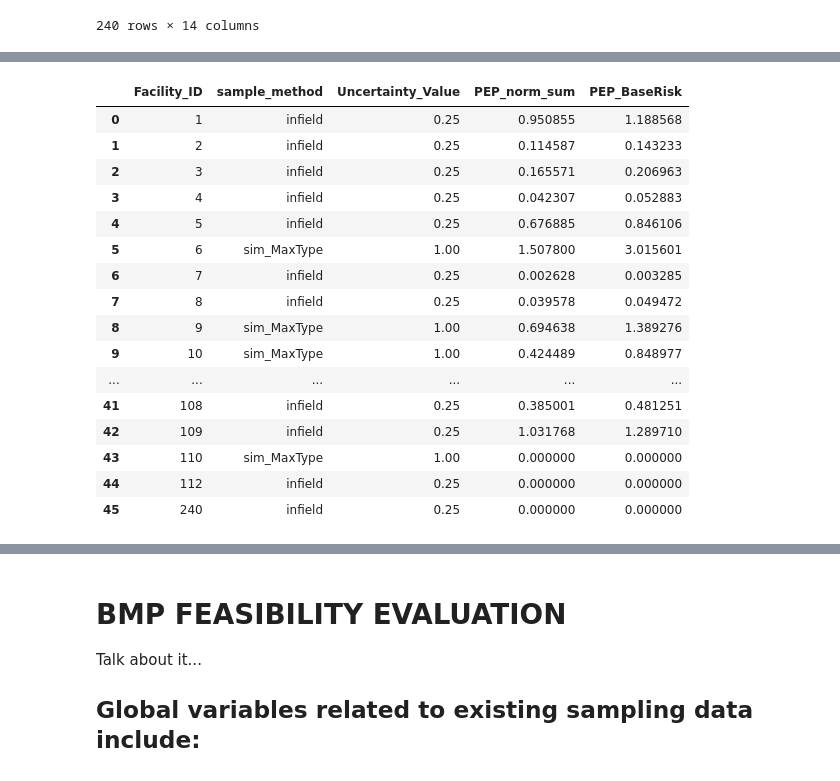
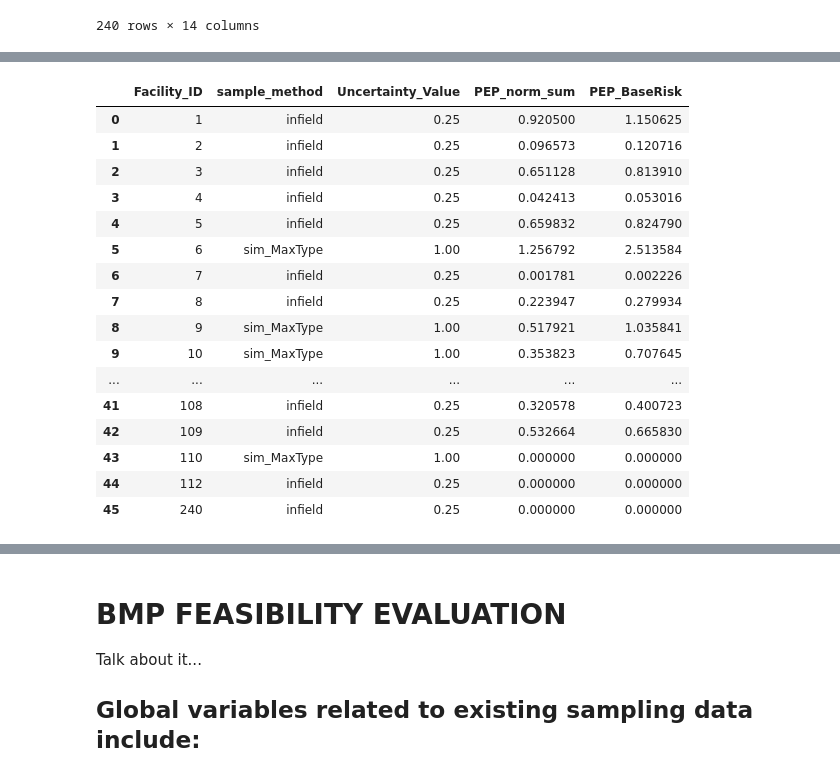
Before and after one commit to mallen69/Project_Sprint_7, a Jupyter notebook: Sprint03_Data_Operation/_jonhonda_dat/special_prj/Jon_Special_Project_v2.ipynb, the cells around one changed output, grey strips where cells are left out. Saved outputs shown, nothing was run; the diff lists cells and outputs as text; code cells hidden in the pictures.

```diff
--- a/Sprint03_Data_Operation/_jonhonda_dat/special_prj/Jon_Special_Project_v2.ipynb
+++ b/Sprint03_Data_Operation/_jonhonda_dat/special_prj/Jon_Special_Project_v2.ipynb
@@ -455,3 +455,14 @@ display(pd_exMaxConcs)
 | 100 | 112 | 2013-03-09 | 155.0 | 15.80 | 0.775 | 2.221 | 0.461 | 0.050 | 5.6 | NaN | ... |
 | 101 | 240 | 2015-09-11 | 293.0 | 93.20 | 0.774 | 4.510 | 1.800 | 0.173 | 0.0 | NaN | ... |
 102 rows × 26 columns
+# %%
+#############################################################################################################
+#                        Assign NEL for facility sample based on sample date
+#                                    REDEFINE  GLOBAL VARIABLE: pd_exMaxConcs
+#############################################################################################################
+#write nels for each sample based on wet or dry season
+for Constituent in pollLS:
+    pd_exMaxConcs['nel_'+Constituent] = 0
+    pd_exMaxConcs['nel_'+Constituent] = pd_exMaxConcs.apply(lambda row:
+      EffLim.Get_pd_NEL_WetOrDry(row['sample_date'], pd_FacsNELs_Wet, pd_FacsNELs_Dry)['nel_'+Constituent], axis = 1)
+display(pd_exMaxConcs)
@@ -790,29 +761,16 @@ display(pd_NormBaselinePEP)
 #                                        CALCULATE PEP_norm
 #
 ############################################################################################################
-def _HELPER_calc_PEP_norm(row, Constituent, pd_NormBaselinePEP):
-    #HELPER function to calculate norm of PEP_raw for a given constituent
-    #get max and min baseline values from pd_NormBAselinePEP
-    BLmax= pd_NormBaselinePEP.loc[pd_NormBaselinePEP['MaxMin']=='Max', 'PEP_Baseline_' + Constituent].values[0]
-    BLmin= pd_NormBaselinePEP.loc[pd_NormBaselinePEP['MaxMin']=='Min', 'PEP_Baseline_' + Constituent].values[0]
-    #i dont know how to catch div by zero errors using numpy :-/
-    dv = row['PEP_raw_' + Constituent] - BLmin
-    if dv != 0:
-        v = (dv - BLmin)/(BLmax - BLmin)
-    else:
-        v = 0 #force to 0
-    return v
 def CalcPEP_norm(pd_PEP_raw,pollLS, pd_NormBaselinePEP):
     #calculate PEP_norm for each constituent pollutant of each facility in pd_PEP_raw
     #return pd_PEP_norm [	Facility_ID	PEP_norm_tss	PEP_norm_turbidity	PEP_norm_p	PEP_norm_n	PEP_norm_nn	PEP_norm_an	PEP_norm_og	PEP_norm_cu	PEP_norm_zn	PEP_norm_fe	PEP_norm_phmin	PEP_norm_phmax]
 
     #initialize pd_PEP_norm dataframe w/ Facility_IDs from pd_exPEP_raw
     pd_PEP_norm = pd_PEP_raw.loc[:,['Facility_ID']]
-#     pd_PEP_norm.reset_index(drop=True,inplace=True)
-    #loop through each constituent; calculating norms as we go:
     for Constituent in pollLS:
-            pd_PEP_norm['PEP_norm_' + Constituent] = pd_PEP_raw.apply(lambda row:
-                                               _HELPER_calc_PEP_norm(row,Constituent,pd_NormBaselinePEP), axis = 1)
+        BLmax= pd_NormBaselinePEP.loc[pd_NormBaselinePEP['MaxMin']=='Max', 'PEP_Baseline_' + Constituent].values[0]
+        BLmin= pd_NormBaselinePEP.loc[pd_NormBaselinePEP['MaxMin']=='Min', 'PEP_Baseline_' + Constituent].values[0]
+        pd_PEP_norm['PEP_norm_' + Constituent] = (pd_PEP_raw['PEP_raw_' + Constituent] - BLmin) / (BLmax - BLmin)
     return pd_PEP_norm
 
 #############################################################################################################
@@ -854,15 +812,19 @@ This is the pd_exPEP_norm dataframe:
 ############################################################################################################
 def SumNormPEPs (pd_PEP_norm):
     #general function to sum normalized PEPs
+    #CAUTION!!! REVISES passed dataframe to include summing column
     pd_PEP_norm.set_index('Facility_ID', inplace=True) #move FAcility ID to index temporarily
+#     display(pd_PEP_norm['PEP_norm_sum'])
     pd_PEP_norm['PEP_norm_sum'] = pd_PEP_norm.sum(axis = 1) #sum norm scores for each facility
     pd_PEP_norm.reset_index(inplace=True) #move facility ID from index
-    return(pd_PEP_norm.loc[:,['Facility_ID', 'PEP_norm_sum']]) #copy summed norm scores and return dataframe
+    return(pd_PEP_norm) #return passed dataframe
 
 #############################################################################################################
 #                                  Sum existing Normalized PEP Scores
-#                              (DEFINE GLOBAL VARIABLE: pd_exPEP_sum)
+#                              (REDEFINE GLOBAL VARIABLE: pd_exPEP_norm)
 ############################################################################################################
-pd_exPEP_sum = SumNormPEPs(pd_exPEP_norm)
-display(pd_exPEP_sum)
+
+# display(pd_exPEP_norm.loc[:,['Facility_ID', 'PEP_norm_sum']])
+pd_exPEP_norm = SumNormPEPs(pd_exPEP_norm) #revise pd_exPEP_Norm to include summing column
+display(pd_exPEP_norm)
 # %% [output]
@@ -904,47 +866,47 @@ def _HELPER_PEPUncertainty(ls_id, dict_unc):
         ExPollConcs.facility_id.in_(ls_id)).distinct(ExPollConcs.facility_id).order_by(ExPollConcs.facility_id)
     pd_samplemethod = pd.read_sql(q.statement,session.bind)
     #use dict_unc to assign uncertainty value for each facility's sample method
     pd_samplemethod['Uncertainty_Value'] = pd_samplemethod['sample_method'].apply(lambda val: dict_unc[val])
     return pd_samplemethod
 
 def CalcWRSPEPBaseScore(pd_PEP_sum):
     #calculate wrs pep base score = NORM_PEP_SCORE*(SampleUncertainty + 1)
     #input: pd_PEP_sum dataframe containing COLUMNS [Facility_ID, PEP_norm_sum]
     #return: dataframe of WRS PEP Base Scores
 
     #make a list of Facility IDs in pd_PEP_sum
     ls_id = [np.asscalar(id) for id in pd_PEP_sum['Facility_ID']] #id given as numpy int. cast to python int https://stackoverflow.com/questions/9452775/converting-numpy-dtypes-to-native-python-types
     #make the pd_WRSPEPBaseScore dataframe:
     #write uncertainty information into pd_WRSPEPBaseScore
     pd_WRSPEPBaseScore = _HELPER_PEPUncertainty(ls_id, {'infield':0.25, 'sim_MaxType':1.0, 'sim_EMC':0.0})
     #copy in PEP_norm_sum values
     pd_WRSPEPBaseScore['PEP_norm_sum'] = pd_PEP_sum['PEP_norm_sum']
     #calculate PEP wrs and then write result into column
     pd_WRSPEPBaseScore['PEP_BaseRisk'] = pd_WRSPEPBaseScore['PEP_norm_sum'] * (pd_WRSPEPBaseScore['Uncertainty_Value'] + 1)
     return pd_WRSPEPBaseScore
 
 #############################################################################################################
 #                            CALCULATE existing WRS PEP BASE SCORES & (TO DO: WRITE SCORES TO database)
 #                              (DEFINE GLOBAL VARIABLE: pd_exWRSPEPBaseScore)
 ############################################################################################################
 #calc WRS PEP Base Scores for existing normalized PEP sums (pd_exPEP_norm)
-pd_exWRSPEPBaseScore = CalcWRSPEPBaseScore(pd_exPEP_sum)
+pd_exWRSPEPBaseScore = CalcWRSPEPBaseScore(pd_exPEP_norm)
 display(pd_exWRSPEPBaseScore)
 # %% [output]
 |  | Facility_ID | sample_method | Uncertainty_Value | PEP_norm_sum | PEP_BaseRisk |
-| 0 | 1 | infield | 0.25 | 0.950855 | 1.188568 |
-| 1 | 2 | infield | 0.25 | 0.114587 | 0.143233 |
-| 2 | 3 | infield | 0.25 | 0.165571 | 0.206963 |
-| 3 | 4 | infield | 0.25 | 0.042307 | 0.052883 |
-| 4 | 5 | infield | 0.25 | 0.676885 | 0.846106 |
-| 5 | 6 | sim_MaxType | 1.00 | 1.507800 | 3.015601 |
-| 6 | 7 | infield | 0.25 | 0.002628 | 0.003285 |
-| 7 | 8 | infield | 0.25 | 0.039578 | 0.049472 |
-| 8 | 9 | sim_MaxType | 1.00 | 0.694638 | 1.389276 |
-| 9 | 10 | sim_MaxType | 1.00 | 0.424489 | 0.848977 |
+| 0 | 1 | infield | 0.25 | 0.920500 | 1.150625 |
+| 1 | 2 | infield | 0.25 | 0.096573 | 0.120716 |
+| 2 | 3 | infield | 0.25 | 0.651128 | 0.813910 |
+| 3 | 4 | infield | 0.25 | 0.042413 | 0.053016 |
+| 4 | 5 | infield | 0.25 | 0.659832 | 0.824790 |
+| 5 | 6 | sim_MaxType | 1.00 | 1.256792 | 2.513584 |
+| 6 | 7 | infield | 0.25 | 0.001781 | 0.002226 |
+| 7 | 8 | infield | 0.25 | 0.223947 | 0.279934 |
+| 8 | 9 | sim_MaxType | 1.00 | 0.517921 | 1.035841 |
+| 9 | 10 | sim_MaxType | 1.00 | 0.353823 | 0.707645 |
 | ... | ... | ... | ... | ... | ... |
-| 41 | 108 | infield | 0.25 | 0.385001 | 0.481251 |
-| 42 | 109 | infield | 0.25 | 1.031768 | 1.289710 |
+| 41 | 108 | infield | 0.25 | 0.320578 | 0.400723 |
+| 42 | 109 | infield | 0.25 | 0.532664 | 0.665830 |
 | 43 | 110 | sim_MaxType | 1.00 | 0.000000 | 0.000000 |
 | 44 | 112 | infield | 0.25 | 0.000000 | 0.000000 |
 | 45 | 240 | infield | 0.25 | 0.000000 | 0.000000 |
```
Also changed, not shown: parts of 10 cells of this notebook, 1 other file.
